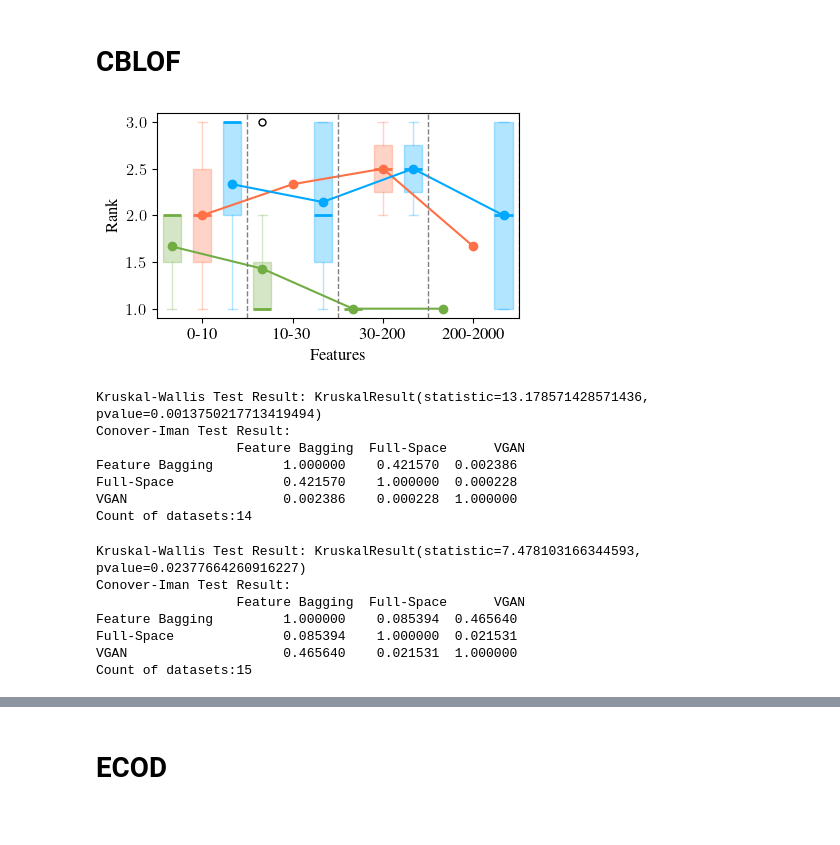
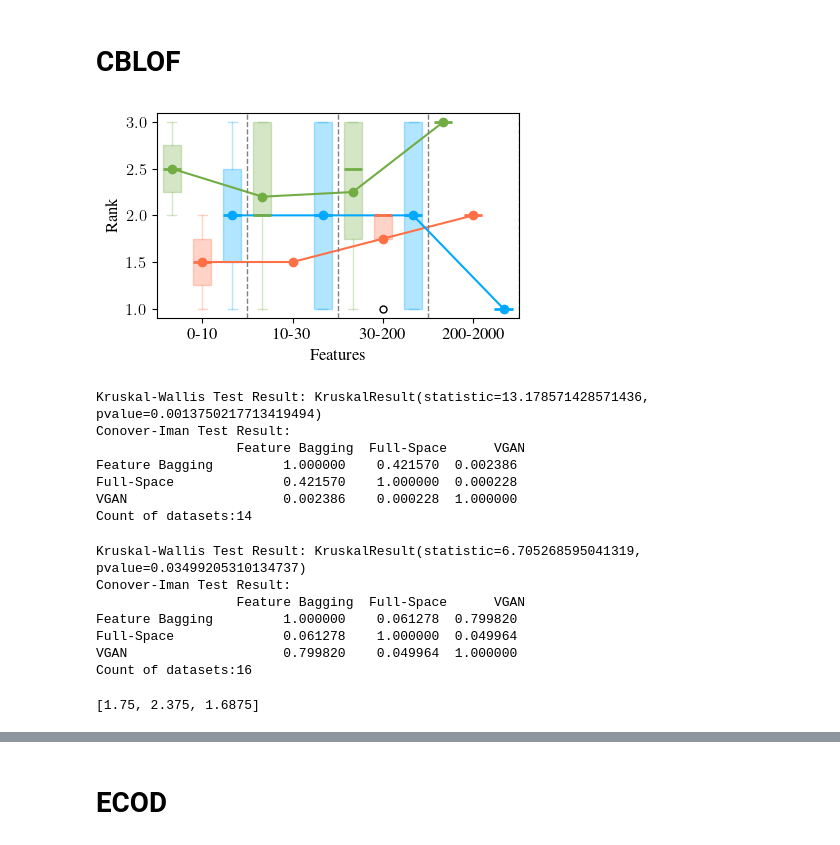
Before and after one commit to jcribeiro98/V-GAN, a Jupyter notebook: images.ipynb, the cells around one changed output, grey strips where cells are left out. Cells and saved outputs as stored; diff of their text form; code cells hidden in the pictures.

Commit message:
Added new plots and fixed some bugs with old tables

```diff
--- a/images.ipynb
+++ b/images.ipynb
@@ -547,7 +562,7 @@ df = pd.read_csv(f'experiments/Outlier_Detection/Full_table_with_ranks-{dataset}
 
 # Filter the datasets where p-value > 0.10
 filtered_pvalue_df = df
-filtered_pvalue_df = df[df['p-value'] > 0.10]
+filtered_pvalue_df = df[df['p-value'] < 0.10]
 
 #Define the colors to use
 vgan_color = "#72AD44"
@@ -565,9 +580,9 @@ filtered_pvalue_30_50 = filtered_pvalue_df[(
 filtered_pvalue_50_100 = filtered_pvalue_df[(
     filtered_pvalue_df['# Features'] >= 50) & (filtered_pvalue_df['# Features'] <= 200)]
 filtered_pvalue_100_300 = filtered_pvalue_df[(
-    filtered_pvalue_df['# Features'] >= 200) & (filtered_pvalue_df['# Features'] <= 550)]
+    filtered_pvalue_df['# Features'] > 200) & (filtered_pvalue_df['# Features'] <= 550)]
 filtered_pvalue_300_700 = filtered_pvalue_df[(
-    filtered_pvalue_df['# Features'] >= 550) & (filtered_pvalue_df['# Features'] <= 2000)]
+    filtered_pvalue_df['# Features'] > 550) & (filtered_pvalue_df['# Features'] <= 2000)]
 filtered_pvalue_700_2000 = filtered_pvalue_df[(
     filtered_pvalue_df['# Features'] >= 700) & (filtered_pvalue_df['# Features'] <= 2000)]
 
@@ -663,35 +678,35 @@ plt.plot(
     color=vgan_color, marker='o', linestyle='-', linewidth=1.5, label='VGAN'
 )
 
 plt.plot(
     [2, 5, 8, 11],
     [ensemble_pvalue_ranks_0_10.mean(), ensemble_pvalue_ranks_10_30.mean(), ensemble_pvalue_ranks_30_50.mean(),
      ensemble_pvalue_ranks_100_300.mean()],
     color=ensemble_color, marker='o', linestyle='-', linewidth=1.5, label='Feature Bagging'
 )
 
 plt.plot(
     [3, 6, 9, 12],
     [fs_pvalue_ranks_0_10.mean(), fs_pvalue_ranks_10_30.mean(), fs_pvalue_ranks_30_50.mean(),
      fs_pvalue_ranks_100_300.mean()],
     color=fs_color, marker='o', linestyle='-', linewidth=1.5, label='Full Space'
 )
 
 # Adding vertical lines to indicate the limits of each group on the x-axis
 for x in [3.5, 6.5, 9.5, 12.5]:
     plt.axvline(x=x, color='gray', linestyle='--', linewidth=1)
 
 # Setting the x-axis labels
 plt.xticks([2, 5, 8, 11], ['0-10', '10-30',
            '30-200', '200-2000'])
 
 
 plt.xlabel('Features')
 plt.ylabel('Rank')
-plt.savefig(f'{dataset}_lense.png',dpi=1000)
+plt.savefig(f'{dataset}_non_lense.png',dpi=1000)
 plt.show()
 # %% [output]
-[figure, old version]
+[figure, new version]
 # %%
 import pandas as pd
 import scipy.stats as stats
@@ -737,8 +752,6 @@ import scikit_posthocs as sp
 df = pd.read_csv('experiments/Outlier_Detection/Full_table_with_ranks.csv', delimiter=';')
 
 
-df['p-value'] = pd.to_numeric(df['p-value'].str.replace(',',
-                              '.'), errors='coerce')
 df = df[df['p-value'] < 0.10]
 
 # Extracting the ranks for each model
@@ -761,10 +774,14 @@ else:
     print("Kruskal-Wallis test is not significant; no need to perform Conover-Iman test.")
 print(f"Count of datasets:{df.index.__len__()}")
 # %% [output]
-Kruskal-Wallis Test Result: KruskalResult(statistic=7.478103166344593, pvalue=0.02377664260916227)
+Kruskal-Wallis Test Result: KruskalResult(statistic=6.705268595041319, pvalue=0.03499205310134737)
 Conover-Iman Test Result:
                   Feature Bagging  Full-Space      VGAN
-Feature Bagging         1.000000    0.085394  0.465640
-Full-Space              0.085394    1.000000  0.021531
-VGAN                    0.465640    0.021531  1.000000
-Count of datasets:15
+Feature Bagging         1.000000    0.061278  0.799820
+Full-Space              0.061278    1.000000  0.049964
+VGAN                    0.799820    0.049964  1.000000
+Count of datasets:16
+# %%
+[ranks_ens.mean(),ranks_fs.mean(),ranks_vgan.mean()]
+# %% [output]
+[1.75, 2.375, 1.6875]
```
Also changed, not shown: parts of 8 cells of this notebook.
